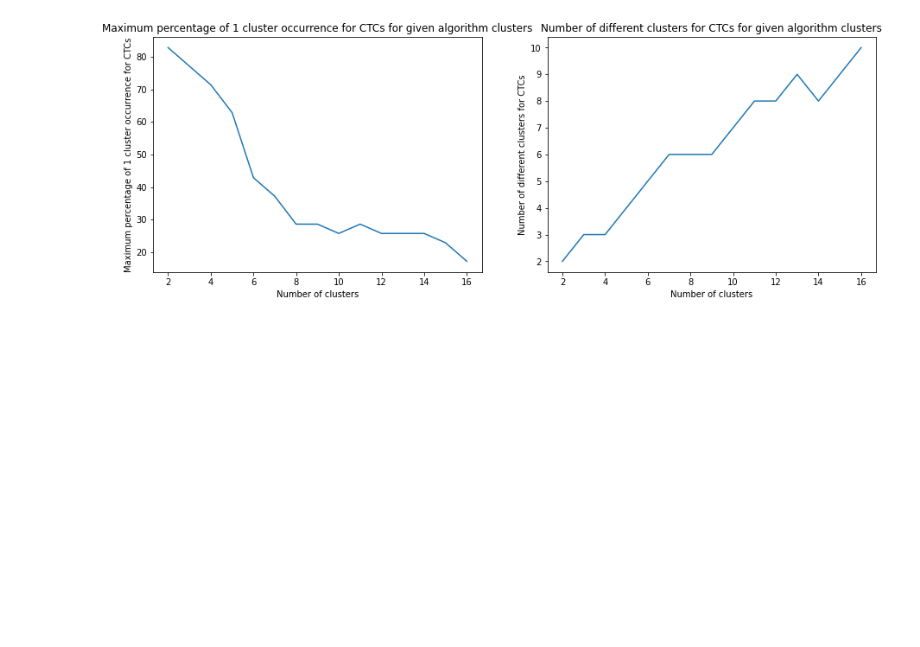
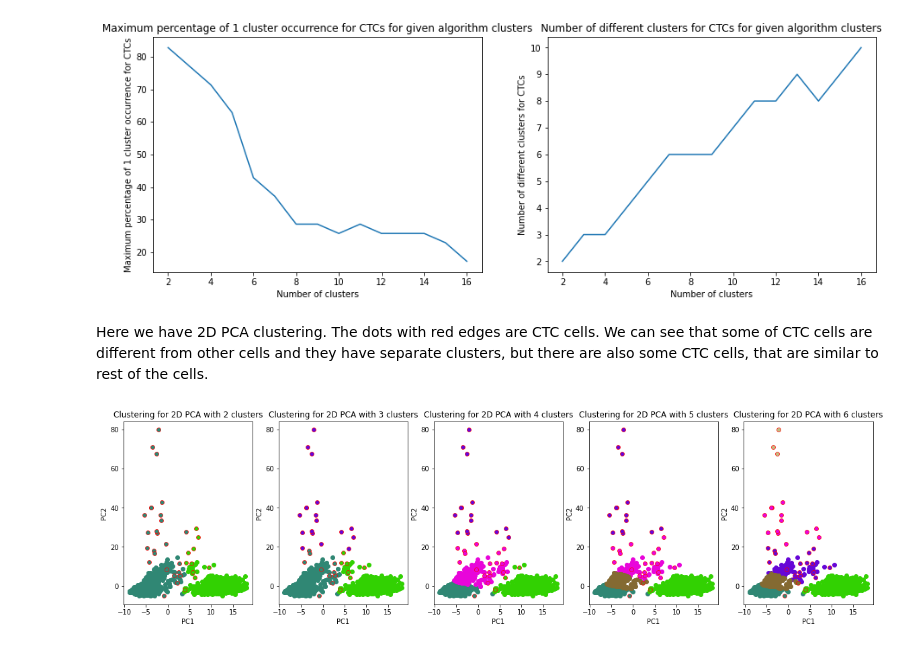
Before and after one commit to melehean/CTC-Detection, a Jupyter notebook: visualization.ipynb, the cells around one changed output. Cells and saved outputs as stored; diff of their text form; code cells hidden in the pictures; blank space fills up the shorter version.

Commit message:
Add 2D PCA clustering visualization; Extend conclusions

```diff
--- a/visualization.ipynb
+++ b/visualization.ipynb
@@ -84,6 +90,7 @@ display_umap_2d_plot(scaled_train_data, train_true_results, SEED)
 # %%
 k_array = [2,3,4,5,6,7,8,9,10,11,12,13,14,15,16]
-k_means_clustering_for_different_k(scaled_train_data, train_true_results, k_array, SEED)
+k_means_object = KMeansClustering(train_true_results, SEED)
+k_means_object.k_means_clustering_for_different_k(scaled_train_data, k_array)
 # %% [output]
 [figure]
 # %%
@@ -96,2 +103,8 @@ k_means_clustering_for_different_k(scaled_train_data[pc1_top_variables.index], t
 # %% [output]
 [figure]
+# %% [markdown]
+Here we have 2D PCA clustering. The dots with red edges are CTC cells. We can see that some of CTC cells are different from other cells and they have separate clusters, but there are also some CTC cells, that are similar to rest of the cells.
+# %%
+k_means_object.display_2d_pca_clustering(scaled_train_data, [2,3,4,5,6])
+# %% [output]
+[figure, added]
```
Also changed, not shown: parts of 7 cells of this notebook, 1 other file.
